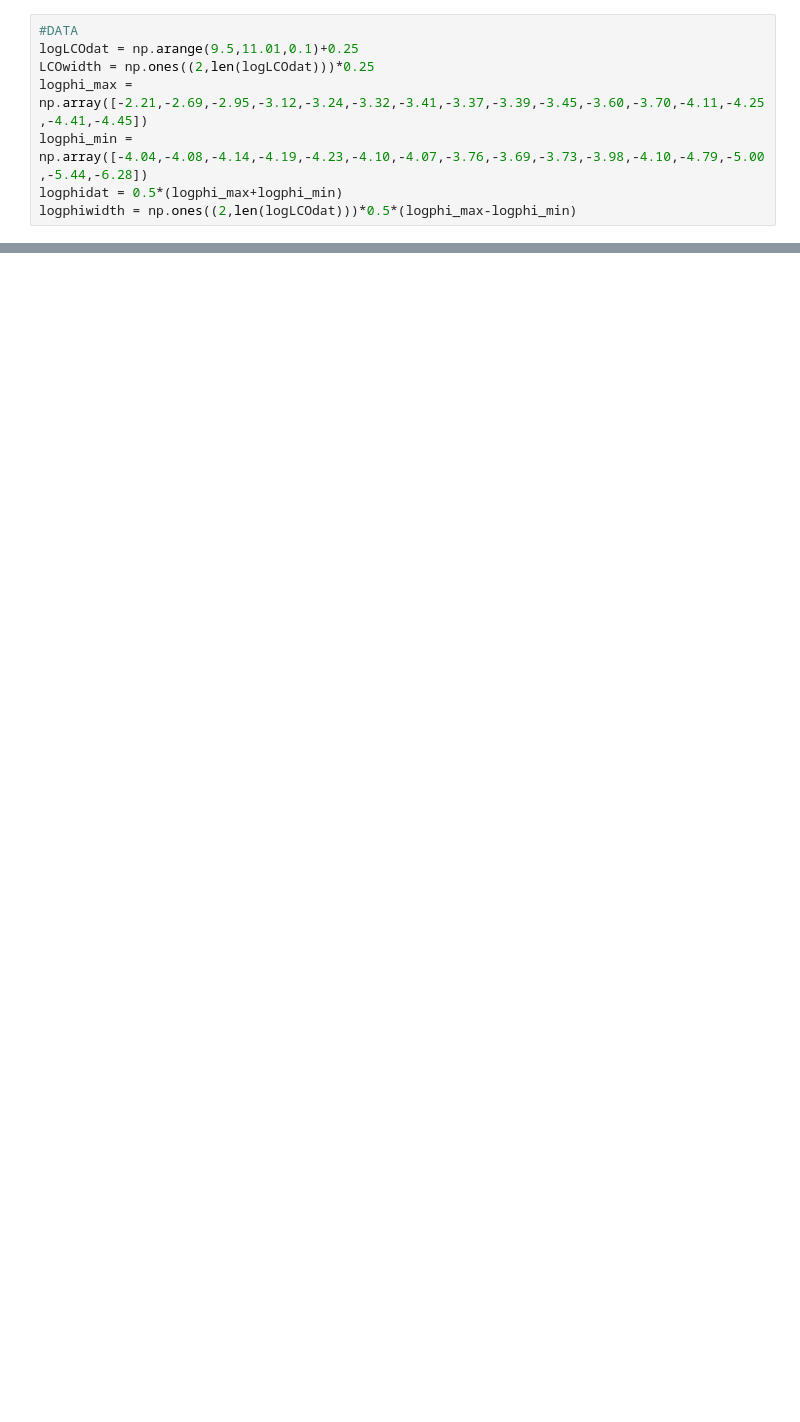
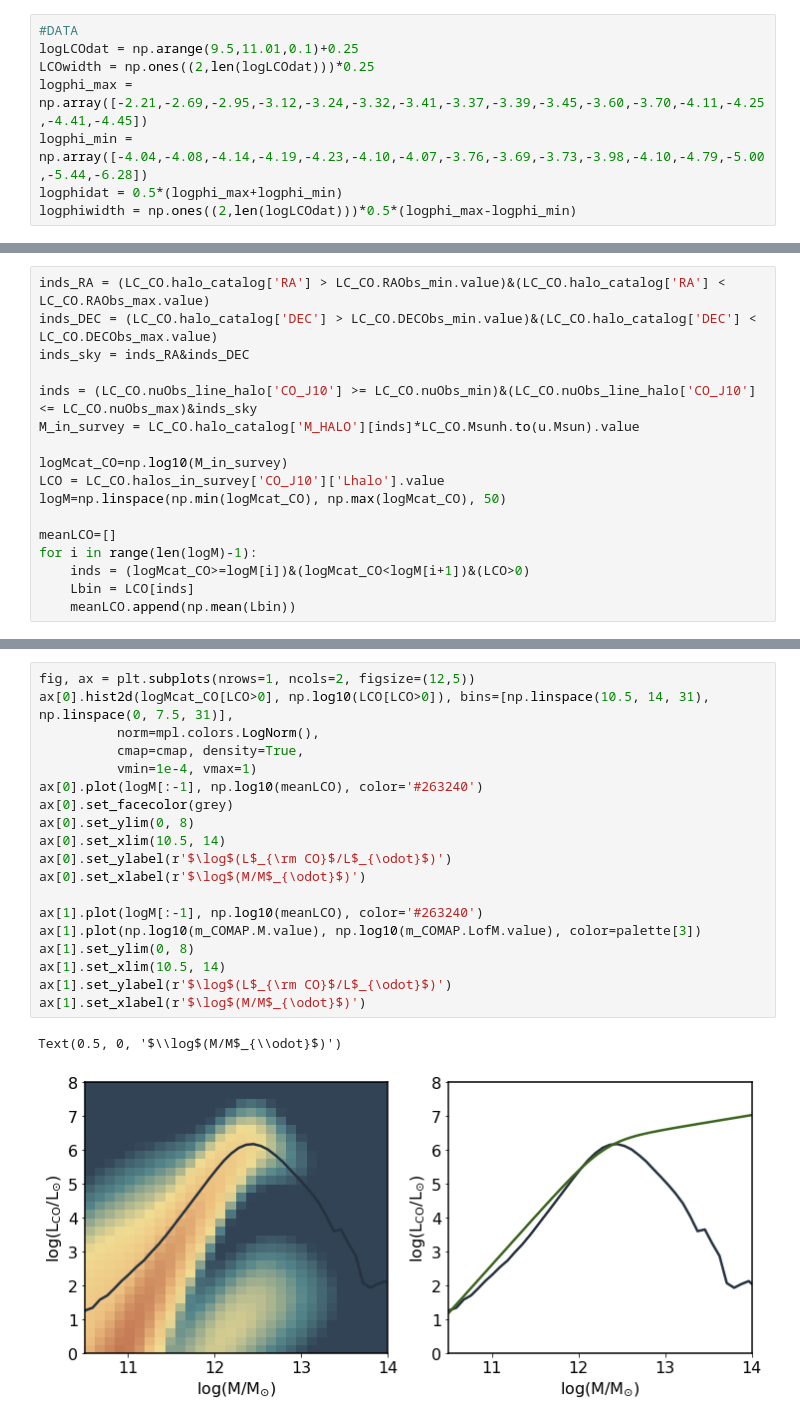
Before and after one commit to kokron/skyLine, a Jupyter notebook: notebooks/CO LIR fit.ipynb, the cells around one changed output, grey strips where cells are left out. Drawn from its saved outputs; the diff is of its cells as text; blank space fills up the shorter version.

```diff
--- a/notebooks/CO LIR fit.ipynb
+++ b/notebooks/CO LIR fit.ipynb
@@ -362,0 +464,17 @@ plt.xlim(8.6,12.1)
+# %%
+inds_RA = (LC_CO.halo_catalog['RA'] > LC_CO.RAObs_min.value)&(LC_CO.halo_catalog['RA'] < LC_CO.RAObs_max.value)
+inds_DEC = (LC_CO.halo_catalog['DEC'] > LC_CO.DECObs_min.value)&(LC_CO.halo_catalog['DEC'] < LC_CO.DECObs_max.value)
+inds_sky = inds_RA&inds_DEC
+
+inds = (LC_CO.nuObs_line_halo['CO_J10'] >= LC_CO.nuObs_min)&(LC_CO.nuObs_line_halo['CO_J10'] <= LC_CO.nuObs_max)&inds_sky
+M_in_survey = LC_CO.halo_catalog['M_HALO'][inds]*LC_CO.Msunh.to(u.Msun).value
+
+logMcat_CO=np.log10(M_in_survey)
+LCO = LC_CO.halos_in_survey['CO_J10']['Lhalo'].value
+logM=np.linspace(np.min(logMcat_CO), np.max(logMcat_CO), 50)
+
+meanLCO=[]
+for i in range(len(logM)-1):
+    inds = (logMcat_CO>=logM[i])&(logMcat_CO<logM[i+1])&(LCO>0)
+    Lbin = LCO[inds]
+    meanLCO.append(np.mean(Lbin))
@@ -362,0 +542,22 @@ plt.xlim(8.6,12.1)
+# %%
+fig, ax = plt.subplots(nrows=1, ncols=2, figsize=(12,5))
+ax[0].hist2d(logMcat_CO[LCO>0], np.log10(LCO[LCO>0]), bins=[np.linspace(10.5, 14, 31), np.linspace(0, 7.5, 31)],
+          norm=mpl.colors.LogNorm(),
+          cmap=cmap, density=True,
+          vmin=1e-4, vmax=1)
+ax[0].plot(logM[:-1], np.log10(meanLCO), color='#263240')
+ax[0].set_facecolor(grey)
+ax[0].set_ylim(0, 8)
+ax[0].set_xlim(10.5, 14)
+ax[0].set_ylabel(r'$\log$(L$_{\rm CO}$/L$_{\odot}$)')
+ax[0].set_xlabel(r'$\log$(M/M$_{\odot}$)')
+
+ax[1].plot(logM[:-1], np.log10(meanLCO), color='#263240')
+ax[1].plot(np.log10(m_COMAP.M.value), np.log10(m_COMAP.LofM.value), color=palette[3])
+ax[1].set_ylim(0, 8)
+ax[1].set_xlim(10.5, 14)
+ax[1].set_ylabel(r'$\log$(L$_{\rm CO}$/L$_{\odot}$)')
+ax[1].set_xlabel(r'$\log$(M/M$_{\odot}$)')
+# %% [output]
+Text(0.5, 0, '$\\log$(M/M$_{\\odot}$)')
+[figure, added]
```
Also changed, not shown: parts of 36 cells of this notebook, 2 other files.
